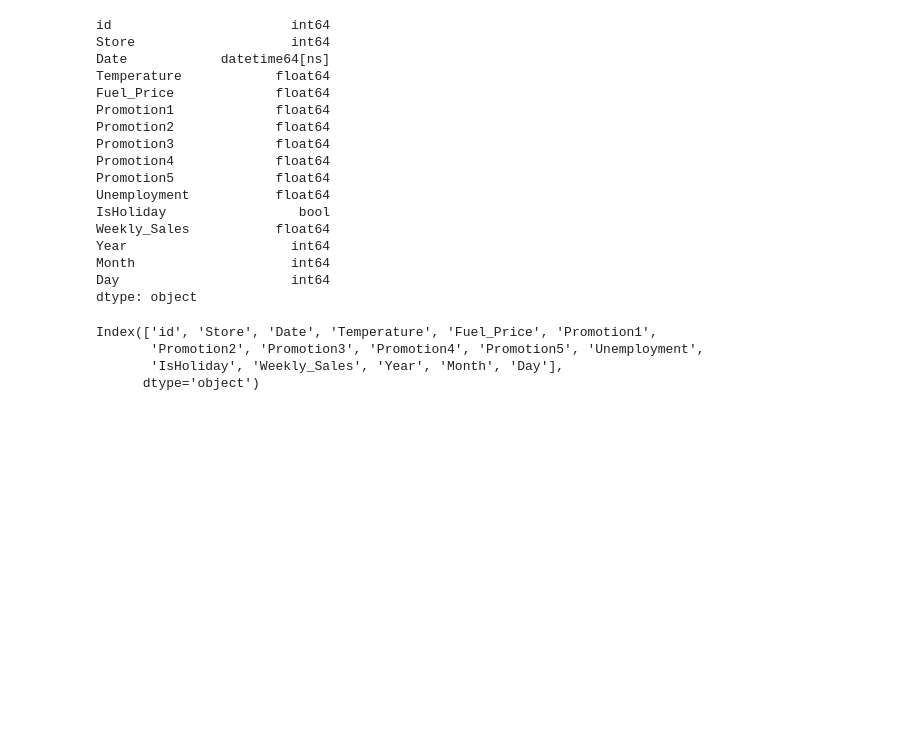
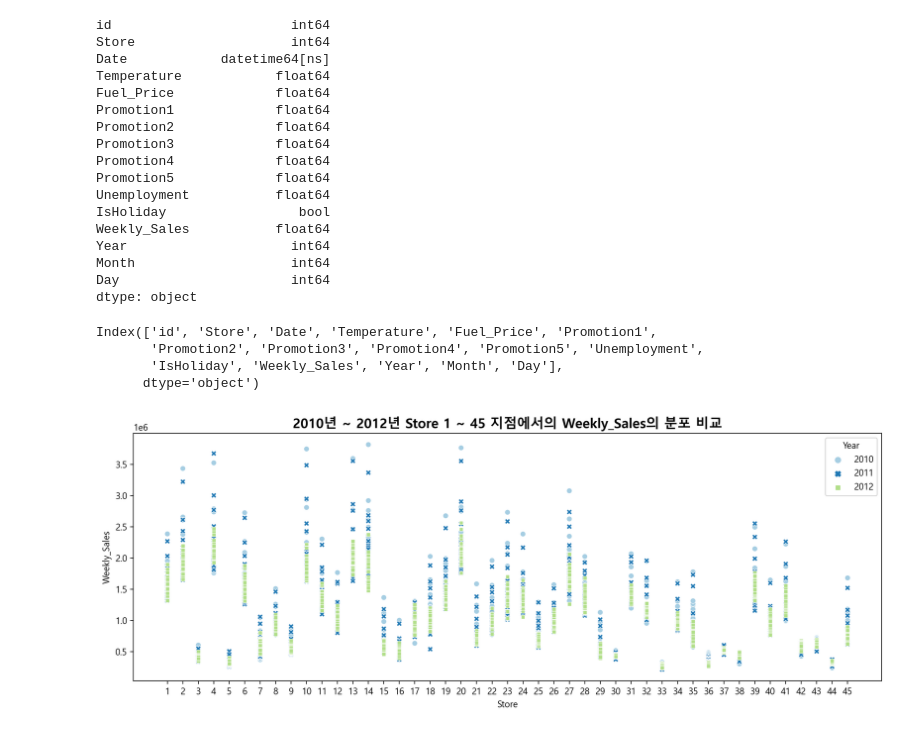
Before and after one commit to NohJeongKim/dacon-first-visualization, a Jupyter notebook: dacon-first.ipynb, the cells around one changed output. Cells and saved outputs as stored; diff of their text form; code cells hidden in the pictures; blank space fills up the shorter version.

```diff
--- a/dacon-first.ipynb
+++ b/dacon-first.ipynb
@@ -281,3 +281,14 @@ Index(['id', 'Store', 'Date', 'Temperature', 'Fuel_Price', 'Promotion1',
        'Promotion2', 'Promotion3', 'Promotion4', 'Promotion5', 'Unemployment',
        'IsHoliday', 'Weekly_Sales', 'Year', 'Month', 'Day'],
       dtype='object')
+# %%
+df_2010=df_train_copy.loc[df_train_copy["Year"]==2010] # 2010년 데이터
+df_2011=df_train_copy.loc[df_train_copy["Year"]==2011] # 2011년 데이터
+df_2012=df_train_copy.loc[df_train_copy["Year"]==2012] # 2012년 데이터
+# %%
+_=plt.figure(figsize=(15,5))
+g=sns.scatterplot(data=df_train_copy, x="Store", y="Weekly_Sales", hue="Year", palette="Paired", style="Year")
+_=g.set_xticks(np.arange(1, df_2010["Store"].nunique()+1))
+_=plt.title("2010년 ~ 2012년 Store 1 ~ 45 지점에서의 Weekly_Sales의 분포 비교", fontdict={"fontsize":15, "fontweight":"bold"})
+# %% [output]
+[figure, added]
```
Also changed, not shown: parts of 5 cells of this notebook.
